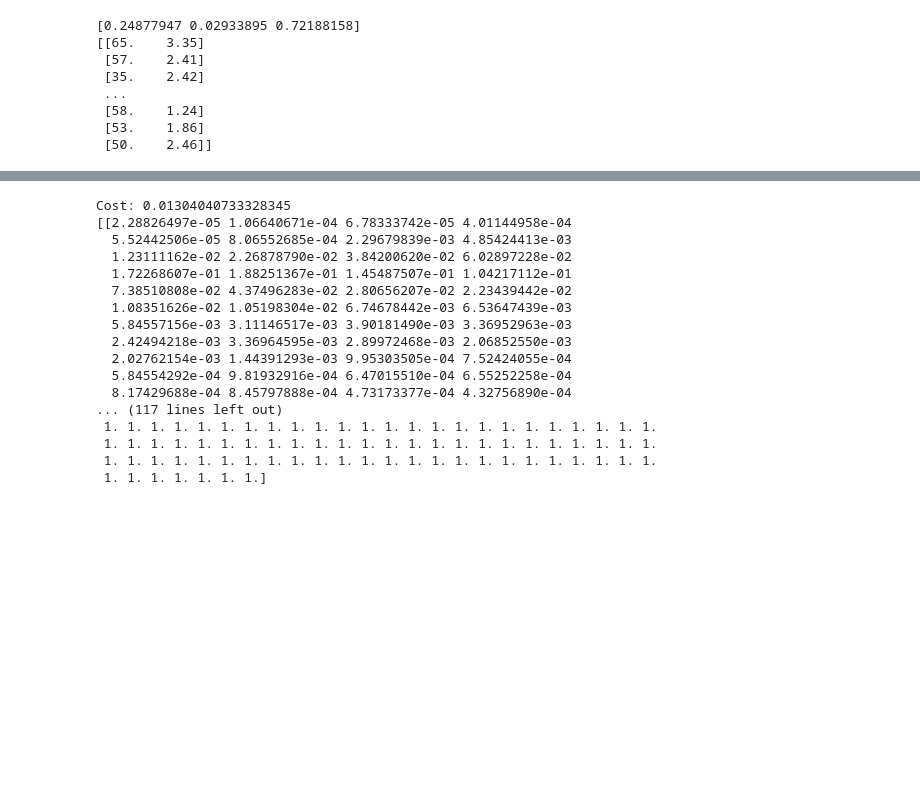
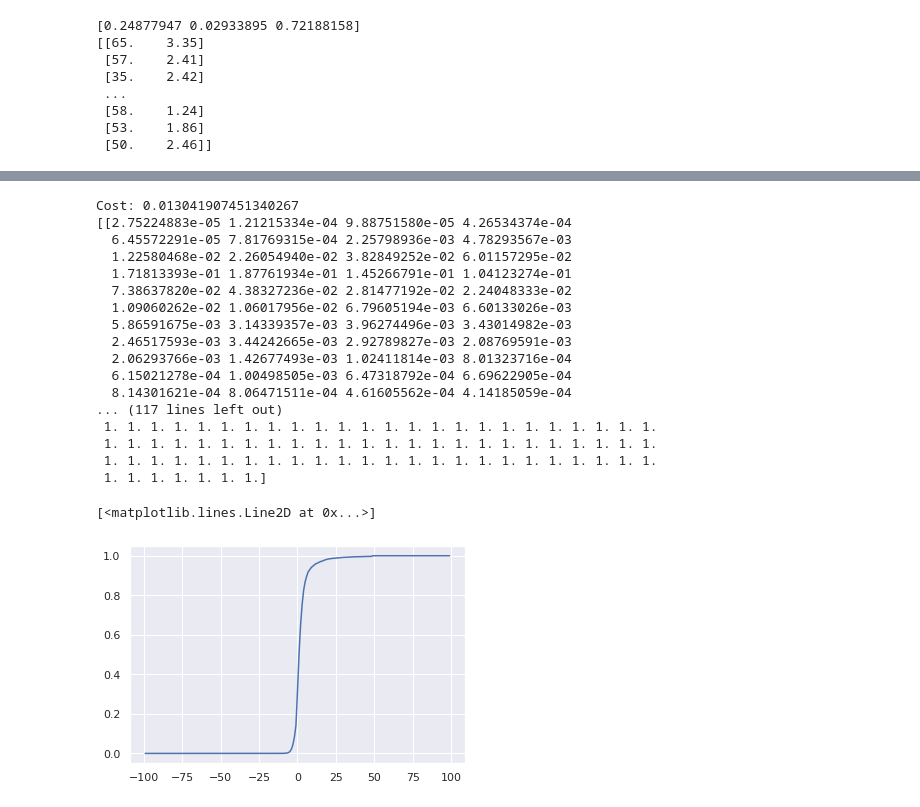
Before and after one commit to traviemcg/cs229nflbigdata, a Jupyter notebook: featureselection.ipynb, the cells around one changed output, grey strips where cells are left out. Drawn from its saved outputs; the diff is of its cells as text; code cells hidden in the pictures; blank space fills up the shorter version.

```diff
--- a/featureselection.ipynb
+++ b/featureselection.ipynb
@@ -240,6 +240,7 @@ print(k_best_features)
 # create a label encoder since not all -99:99 yards will appear
 le = preprocessing.LabelEncoder()
 le.fit(train['Yards'])
-clf_softmax = LogisticRegression(max_iter = 150,solver = 'newton-cg',multi_class='multinomial',verbose=True).fit(train[['Distance','Down','A','DefendersInTheBox']], le.transform(train['Yards']))
+clf_softmax = LogisticRegression(C = .2, max_iter = 250,solver = 'newton-cg',multi_class='multinomial',verbose=True)
+clf_softmax.fit(train[['Distance','Down','A','DefendersInTheBox']], le.transform(train['Yards']))
 # %% [output]
 [Parallel(n_jobs=1)]: Using backend SequentialBackend with 1 concurrent workers.
@@ -268,20 +269,25 @@ print(pred_pmf)
 print(pred_cdf)
 print(true_cdf)
 # %% [output]
-Cost: 0.01304040733328345
-[[2.28826497e-05 1.06640671e-04 6.78333742e-05 4.01144958e-04
-  5.52442506e-05 8.06552685e-04 2.29679839e-03 4.85424413e-03
-  1.23111162e-02 2.26878790e-02 3.84200620e-02 6.02897228e-02
-  1.72268607e-01 1.88251367e-01 1.45487507e-01 1.04217112e-01
-  7.38510808e-02 4.37496283e-02 2.80656207e-02 2.23439442e-02
-  1.08351626e-02 1.05198304e-02 6.74678442e-03 6.53647439e-03
-  5.84557156e-03 3.11146517e-03 3.90181490e-03 3.36952963e-03
-  2.42494218e-03 3.36964595e-03 2.89972468e-03 2.06852550e-03
-  2.02762154e-03 1.44391293e-03 9.95303505e-04 7.52424055e-04
-  5.84554292e-04 9.81932916e-04 6.47015510e-04 6.55252258e-04
-  8.17429688e-04 8.45797888e-04 4.73173377e-04 4.32756890e-04
+Cost: 0.013041907451340267
+[[2.75224883e-05 1.21215334e-04 9.88751580e-05 4.26534374e-04
+  6.45572291e-05 7.81769315e-04 2.25798936e-03 4.78293567e-03
+  1.22580468e-02 2.26054940e-02 3.82849252e-02 6.01157295e-02
+  1.71813393e-01 1.87761934e-01 1.45266791e-01 1.04123274e-01
+  7.38637820e-02 4.38327236e-02 2.81477192e-02 2.24048333e-02
+  1.09060262e-02 1.06017956e-02 6.79605194e-03 6.60133026e-03
+  5.86591675e-03 3.14339357e-03 3.96274496e-03 3.43014982e-03
+  2.46517593e-03 3.44242665e-03 2.92789827e-03 2.08769591e-03
+  2.06293766e-03 1.42677493e-03 1.02411814e-03 8.01323716e-04
+  6.15021278e-04 1.00498505e-03 6.47318792e-04 6.69622905e-04
+  8.14301621e-04 8.06471511e-04 4.61605562e-04 4.14185059e-04
 ... (117 lines left out)
  1. 1. 1. 1. 1. 1. 1. 1. 1. 1. 1. 1. 1. 1. 1. 1. 1. 1. 1. 1. 1. 1. 1. 1.
  1. 1. 1. 1. 1. 1. 1. 1. 1. 1. 1. 1. 1. 1. 1. 1. 1. 1. 1. 1. 1. 1. 1. 1.
  1. 1. 1. 1. 1. 1. 1. 1. 1. 1. 1. 1. 1. 1. 1. 1. 1. 1. 1. 1. 1. 1. 1. 1.
  1. 1. 1. 1. 1. 1. 1.]
+# %%
+plt.plot(np.arange(-99, 100), pred_cdf)
+# %% [output]
+[<matplotlib.lines.Line2D at 0x...>]
+[figure, added]
```
Also changed, not shown: parts of 1 cell of this notebook.
